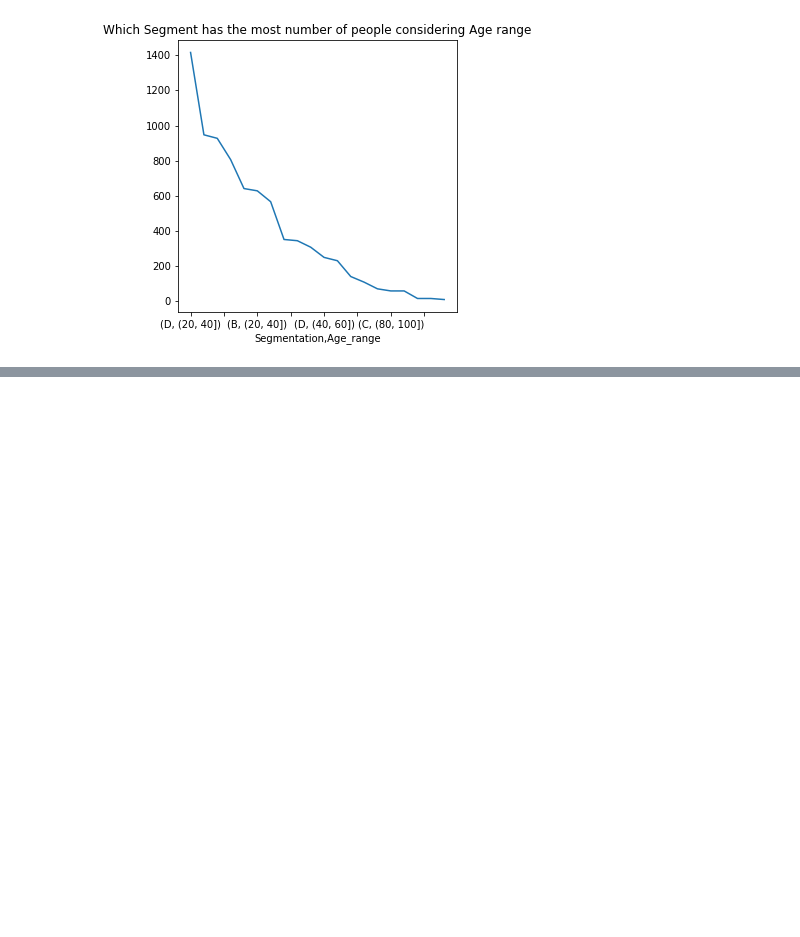
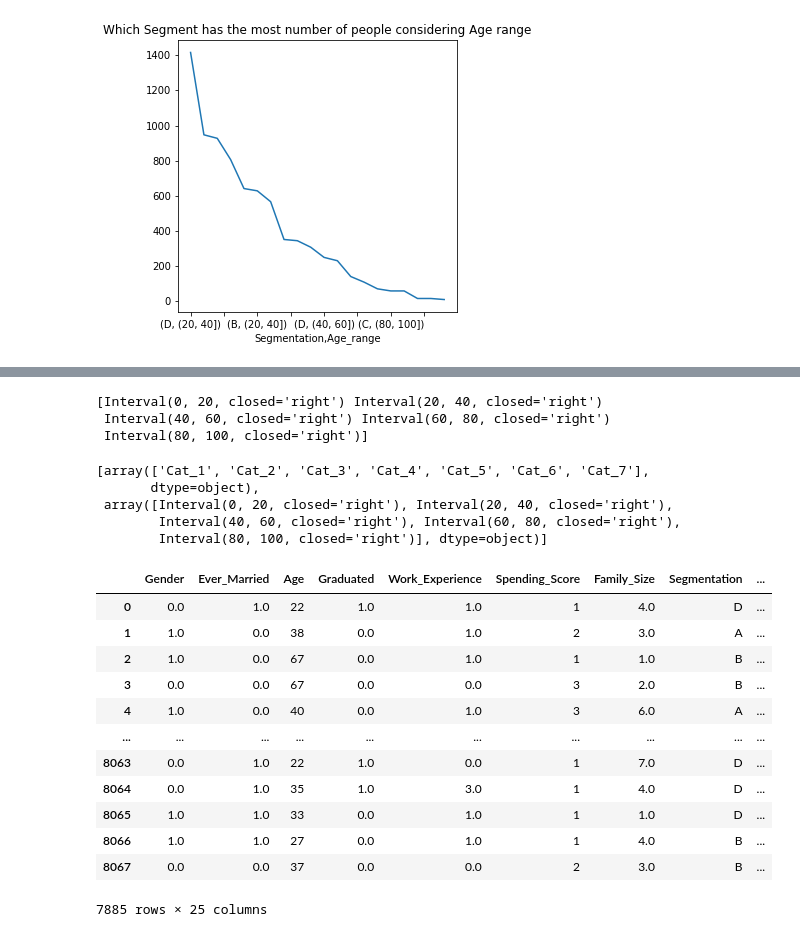
Before and after one commit to AtharvaGh/StartingOne, a Jupyter notebook: Usecase1.ipynb, the cells around one changed output, grey strips where cells are left out. Saved outputs shown, nothing was run; the diff lists cells and outputs as text; code cells hidden in the pictures; blank space fills up the shorter version.

```diff
--- a/Usecase1.ipynb
+++ b/Usecase1.ipynb
@@ -321,0 +338,15 @@ array(['Healthcare', 'Engineer', 'Lawyer', 'Entertainment', 'Artist',
+# %%
+auto,c = labening(auto,'Age_range')
+classes.append(c)
+# %% [output]
+[Interval(0, 20, closed='right') Interval(20, 40, closed='right')
+ Interval(40, 60, closed='right') Interval(60, 80, closed='right')
+ Interval(80, 100, closed='right')]
+# %%
+classes
+# %% [output]
+[array(['Cat_1', 'Cat_2', 'Cat_3', 'Cat_4', 'Cat_5', 'Cat_6', 'Cat_7'],
+       dtype=object),
+ array([Interval(0, 20, closed='right'), Interval(20, 40, closed='right'),
+        Interval(40, 60, closed='right'), Interval(60, 80, closed='right'),
+        Interval(80, 100, closed='right')], dtype=object)]
@@ -321,0 +358,2 @@ array(['Healthcare', 'Engineer', 'Lawyer', 'Entertainment', 'Artist',
+# %%
+d2 = getdum(d,['Var_1'])
@@ -321,0 +362,16 @@ array(['Healthcare', 'Engineer', 'Lawyer', 'Entertainment', 'Artist',
+# %%
+d2
+# %% [output]
+|  | Gender | Ever_Married | Age | Graduated | Work_Experience | Spending_Score | Family_Size | Segmentation | ... |
+| 0 | 0.0 | 1.0 | 22 | 1.0 | 1.0 | 1 | 4.0 | D | ... |
+| 1 | 1.0 | 0.0 | 38 | 0.0 | 1.0 | 2 | 3.0 | A | ... |
+| 2 | 1.0 | 0.0 | 67 | 0.0 | 1.0 | 1 | 1.0 | B | ... |
+| 3 | 0.0 | 0.0 | 67 | 0.0 | 0.0 | 3 | 2.0 | B | ... |
+| 4 | 1.0 | 0.0 | 40 | 0.0 | 1.0 | 3 | 6.0 | A | ... |
+| ... | ... | ... | ... | ... | ... | ... | ... | ... | ... |
+| 8063 | 0.0 | 1.0 | 22 | 1.0 | 0.0 | 1 | 7.0 | D | ... |
+| 8064 | 0.0 | 1.0 | 35 | 1.0 | 3.0 | 1 | 4.0 | D | ... |
+| 8065 | 1.0 | 1.0 | 33 | 0.0 | 1.0 | 1 | 1.0 | D | ... |
+| 8066 | 1.0 | 1.0 | 27 | 0.0 | 1.0 | 1 | 4.0 | B | ... |
+| 8067 | 0.0 | 0.0 | 37 | 0.0 | 0.0 | 2 | 3.0 | B | ... |
+7885 rows × 25 columns
```
Also changed, not shown: parts of 43 cells of this notebook.
